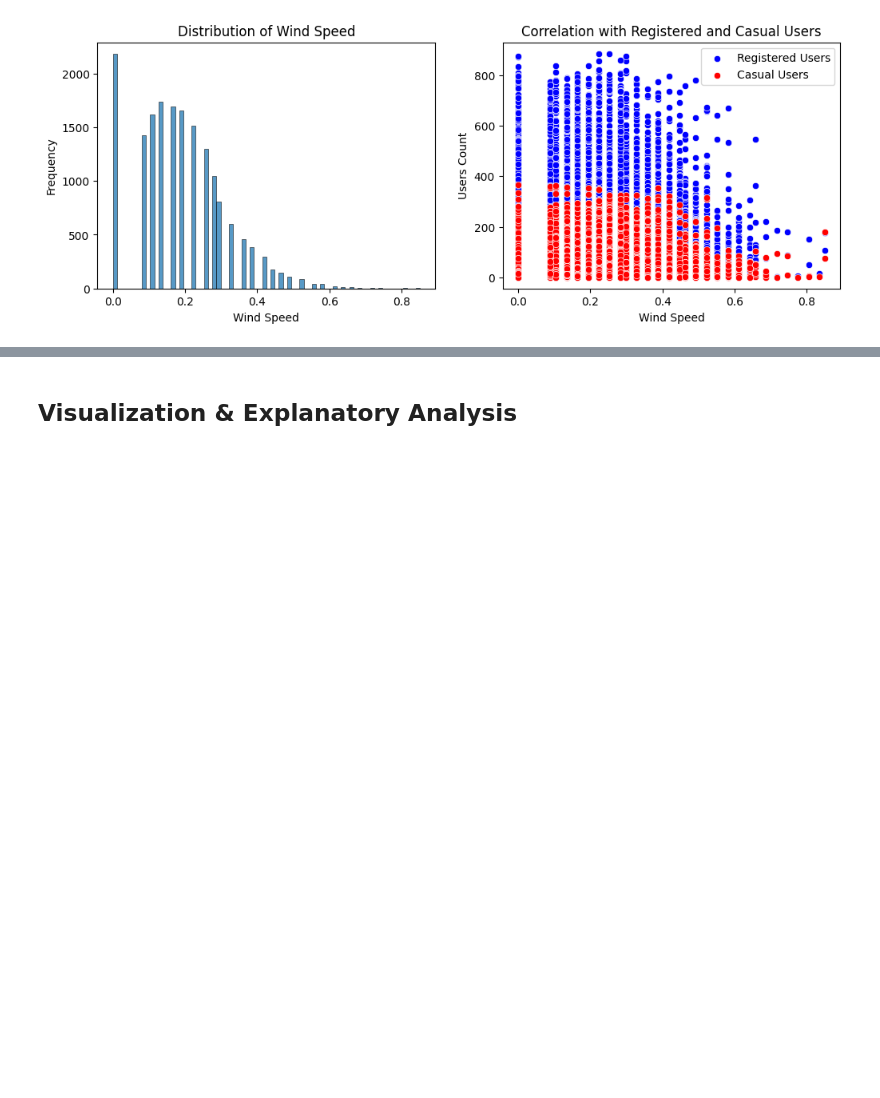
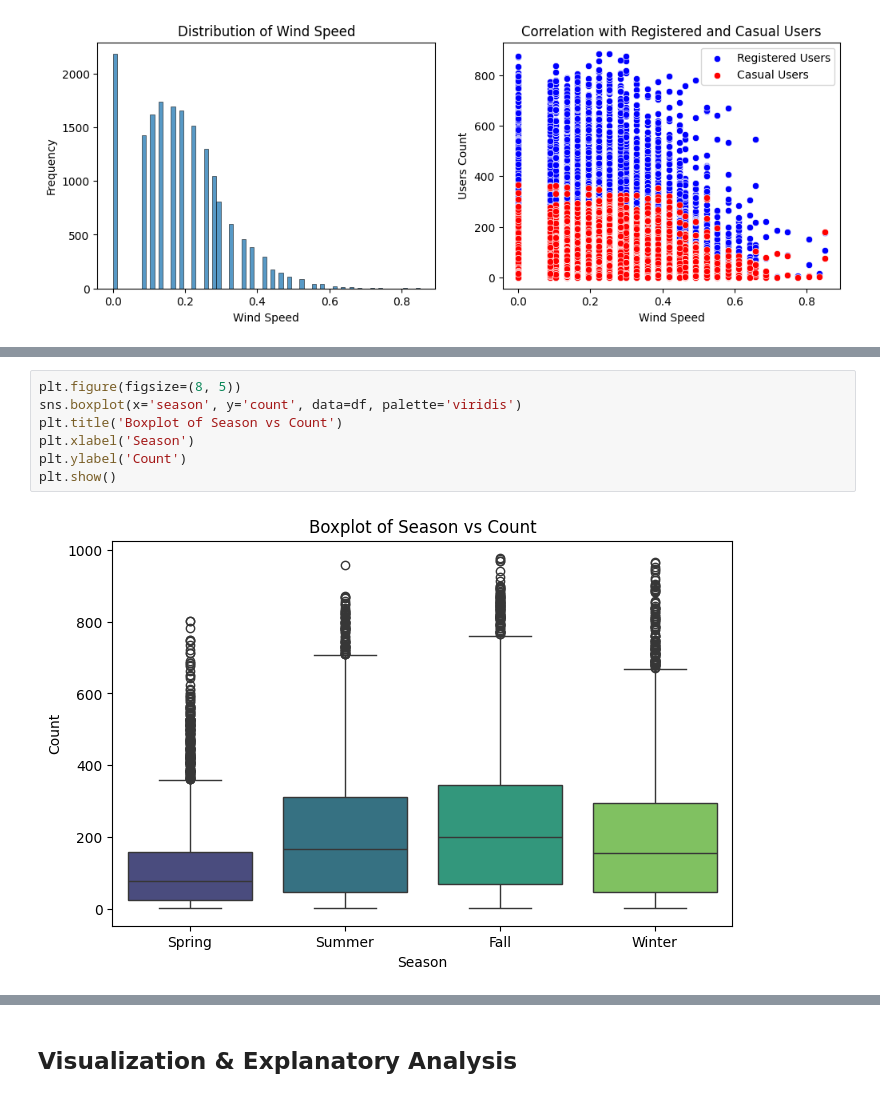
Before and after one commit to beemaardhia/data-analysis, a Jupyter notebook: Proyek_Analisis_Data_Bima.ipynb, the cells around one changed output, grey strips where cells are left out. Saved outputs shown, nothing was run; the diff lists cells and outputs as text; blank space fills up the shorter version.

```diff
--- a/Proyek_Analisis_Data_Bima.ipynb
+++ b/Proyek_Analisis_Data_Bima.ipynb
@@ -588,0 +602,9 @@ plt.show()
+# %%
+plt.figure(figsize=(8, 5))
+sns.boxplot(x='season', y='count', data=df, palette='viridis')
+plt.title('Boxplot of Season vs Count')
+plt.xlabel('Season')
+plt.ylabel('Count')
+plt.show()
+# %% [output]
+[figure, added]
```
Also changed, not shown: parts of 11 cells of this notebook.
